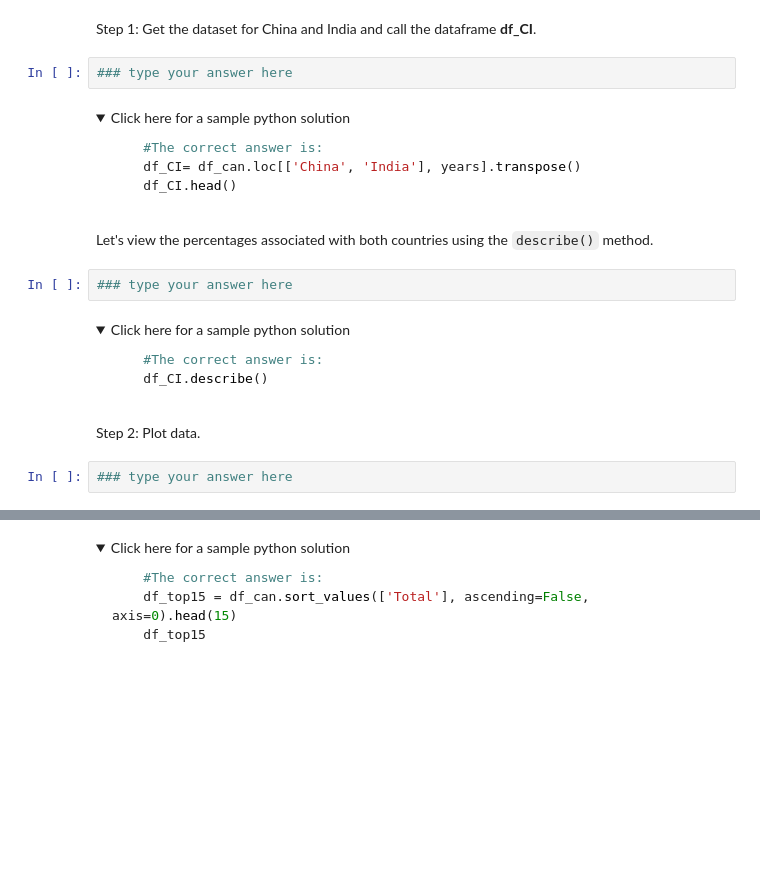
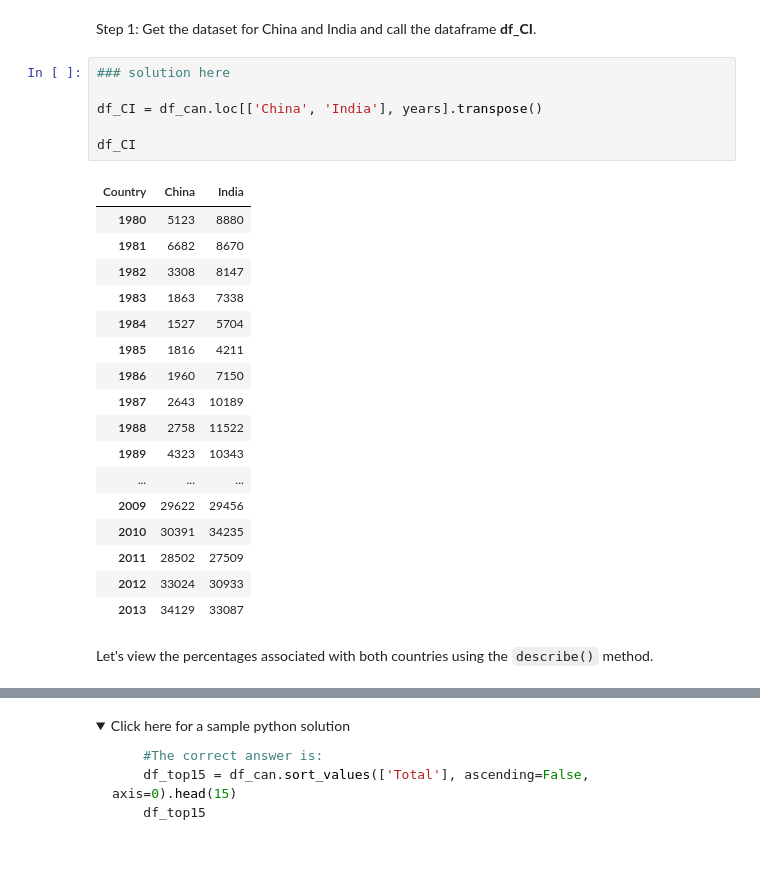
Before and after one commit to ethanhowang/DataLearning, a Jupyter notebook: AdvancedPlots_5_23.ipynb, the cells around one changed output, grey strips where cells are left out. Drawn from its saved outputs; the diff is of its cells as text; folded sections open; blank space fills up the shorter version.

````diff
--- a/AdvancedPlots_5_23.ipynb
+++ b/AdvancedPlots_5_23.ipynb
@@ -344,32 +363,29 @@ One of the key benefits of box plots is comparing the distribution of multiple d
 **Question:** Compare the distribution of the number of new immigrants from India and China for the period 1980 - 2013.
 # %% [markdown]
 Step 1: Get the dataset for China and India and call the dataframe **df_CI**.
-# %%
-### type your answer here
-# %% [markdown]
-<details><summary>Click here for a sample python solution</summary>
-
-```python
-    #The correct answer is:
-    df_CI= df_can.loc[['China', 'India'], years].transpose()
-    df_CI.head()
-```
-
-</details>
+# %%
+### solution here
+
+df_CI = df_can.loc[['China', 'India'], years].transpose()
+
+df_CI
+# %% [output]
+| Country | China | India |
+| 1980 | 5123 | 8880 |
+| 1981 | 6682 | 8670 |
+| 1982 | 3308 | 8147 |
+| 1983 | 1863 | 7338 |
+| 1984 | 1527 | 5704 |
+| 1985 | 1816 | 4211 |
+| 1986 | 1960 | 7150 |
+| 1987 | 2643 | 10189 |
+| 1988 | 2758 | 11522 |
+| 1989 | 4323 | 10343 |
+| ... | ... | ... |
+| 2009 | 29622 | 29456 |
+| 2010 | 30391 | 34235 |
+| 2011 | 28502 | 27509 |
+| 2012 | 33024 | 30933 |
+| 2013 | 34129 | 33087 |
 # %% [markdown]
 Let's view the percentages associated with both countries using the `describe()` method.
-# %%
-### type your answer here
-# %% [markdown]
-<details><summary>Click here for a sample python solution</summary>
-
-```python
-    #The correct answer is:
-    df_CI.describe()
-```
-
-</details>
-# %% [markdown]
-Step 2: Plot data.
-# %%
-### type your answer here
````
Also changed, not shown: parts of 15 cells of this notebook.
